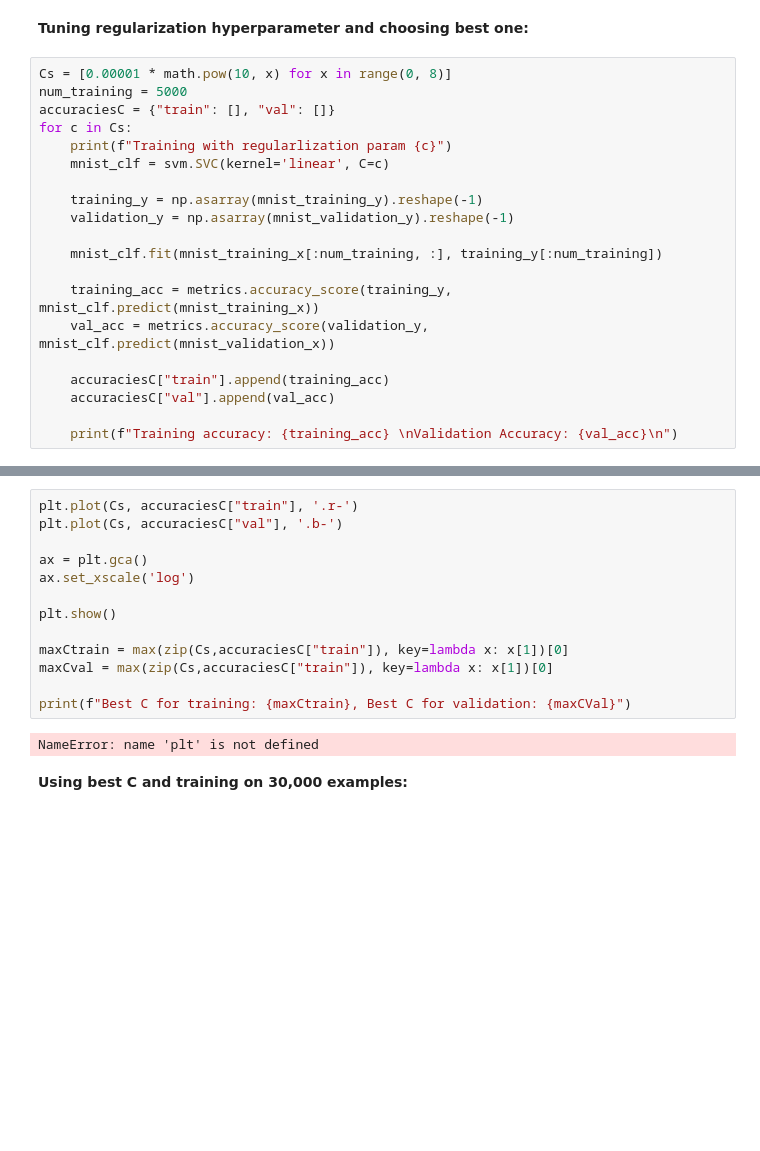
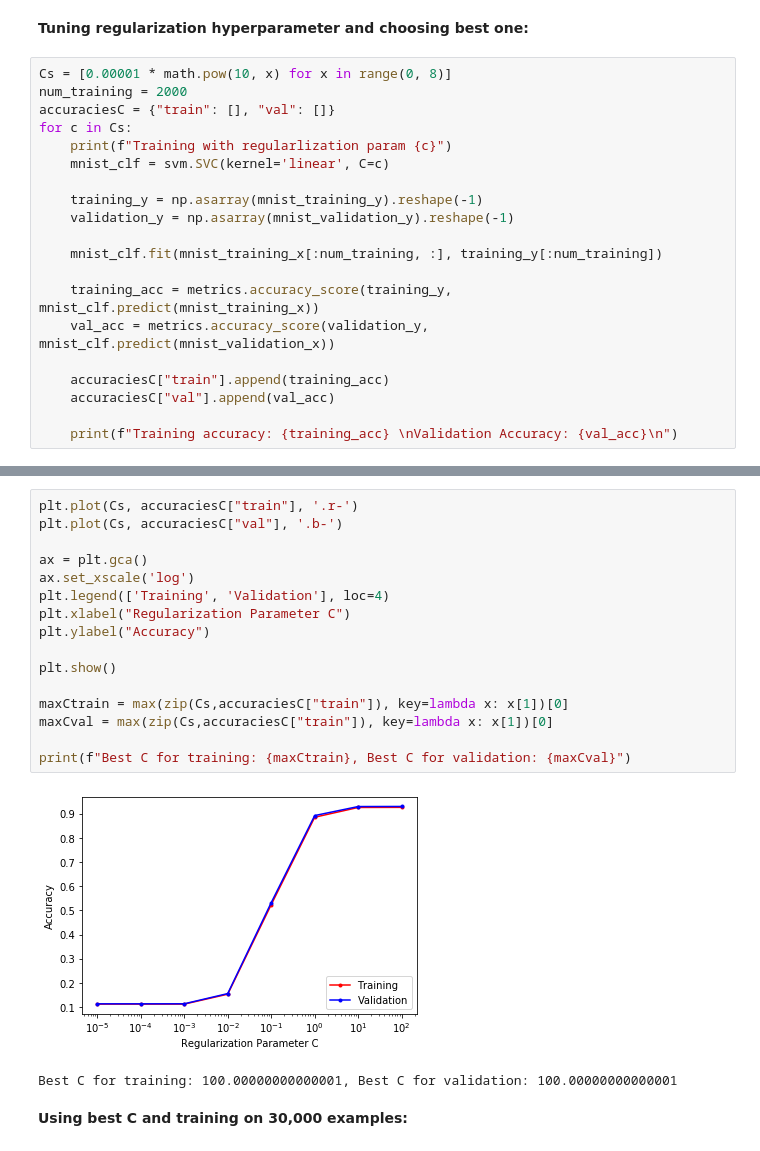
Before and after one commit to aatifjiwani/cs189, a Jupyter notebook: sckit_SVM/hw1_code.ipynb, the cells around one changed output, grey strips where cells are left out. Drawn from its saved outputs; the diff is of its cells as text; blank space fills up the shorter version.

```diff
--- a/sckit_SVM/hw1_code.ipynb
+++ b/sckit_SVM/hw1_code.ipynb
@@ -178,7 +193,7 @@ plt.show()
 **Tuning regularization hyperparameter and choosing best one:**
 # %%
 Cs = [0.00001 * math.pow(10, x) for x in range(0, 8)]
-num_training = 5000
+num_training = 2000
 accuraciesC = {"train": [], "val": []}
 for c in Cs:
     print(f"Training with regularlization param {c}")
@@ -217,18 +232,22 @@ Validation Accuracy: 0.9092
 # %%
 plt.plot(Cs, accuraciesC["train"], '.r-')
 plt.plot(Cs, accuraciesC["val"], '.b-')
 
 ax = plt.gca()
 ax.set_xscale('log')
+plt.legend(['Training', 'Validation'], loc=4)
+plt.xlabel("Regularization Parameter C")
+plt.ylabel("Accuracy")
 
 plt.show()
 
 maxCtrain = max(zip(Cs,accuraciesC["train"]), key=lambda x: x[1])[0]
 maxCval = max(zip(Cs,accuraciesC["train"]), key=lambda x: x[1])[0]
 
-print(f"Best C for training: {maxCtrain}, Best C for validation: {maxCVal}")
+print(f"Best C for training: {maxCtrain}, Best C for validation: {maxCval}")
 # %% [output]
+[figure, added]
-NameError: name 'plt' is not defined
+Best C for training: 100.00000000000001, Best C for validation: 100.00000000000001
 # %% [markdown]
 **Using best C and training on 30,000 examples:**
 # %%
```
Also changed, not shown: parts of 18 cells of this notebook, 1 other file.
